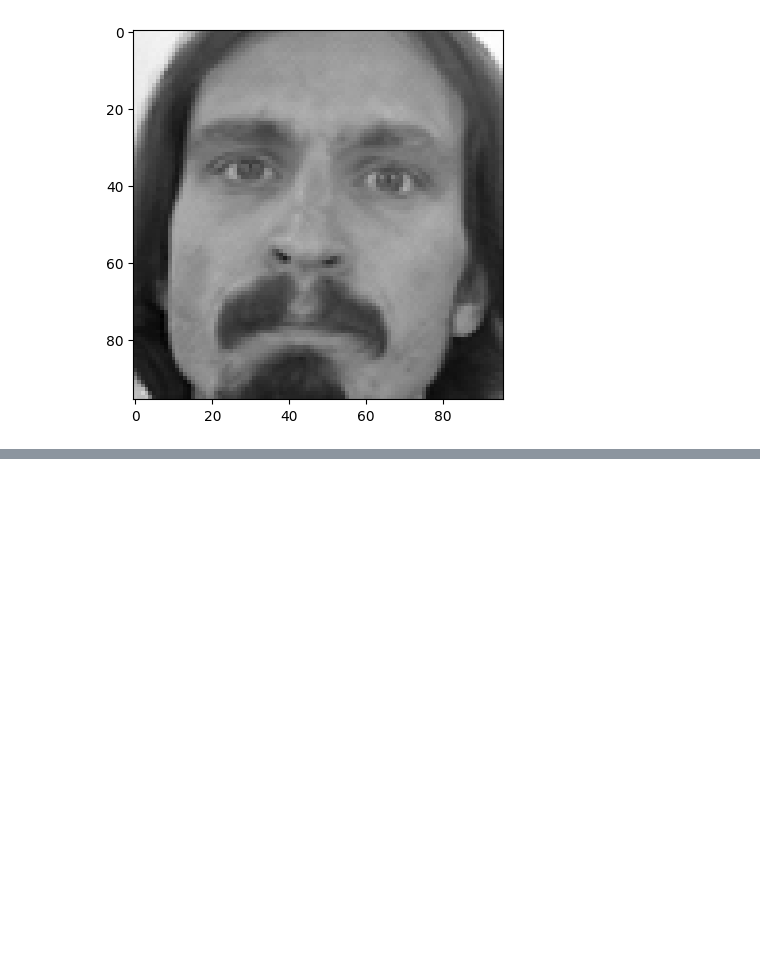
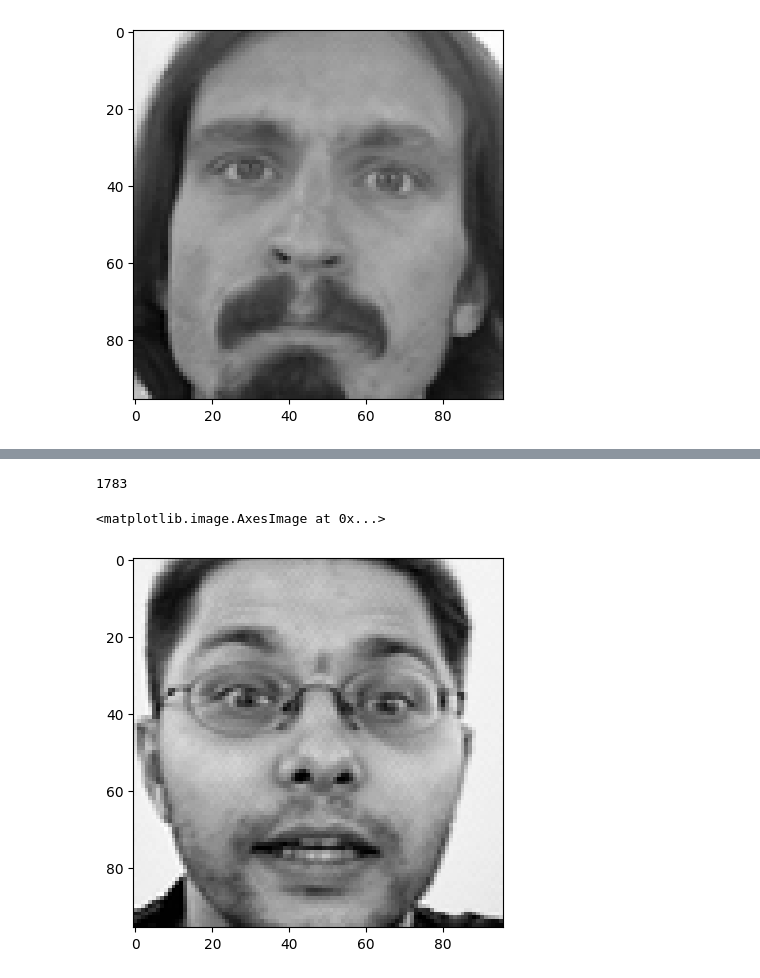
Before and after one commit to daivikhrajesh/Deep_learning, a Jupyter notebook: main.ipynb, the cells around one changed output, grey strips where cells are left out. Drawn from its saved outputs; the diff is of its cells as text; code cells hidden in the pictures; blank space fills up the shorter version.

```diff
--- a/main.ipynb
+++ b/main.ipynb
@@ -105,0 +240,20 @@ y_train = np.array(y_train, dtype='float')
+# %%
+test_data.shape[0]
+# %% [output]
+1783
+# %%
+test_image = []
+
+for i in range(0,1783):
+    temp = test_data['Image'][i].split(' ')
+    temp = ['0' if k=='' else k for k in temp]
+
+    test_image.append(temp)
+# %%
+test_image_list = np.array(test_image, dtype='float')
+X_test = test_image_list.reshape(-1,96,96,1)
+# %%
+plt.imshow(X_test[0].reshape(96,96), cmap='gray')
+# %% [output]
+<matplotlib.image.AxesImage at 0x...>
+[figure, added]
```
Also changed, not shown: parts of 16 cells of this notebook, 1 other file.
